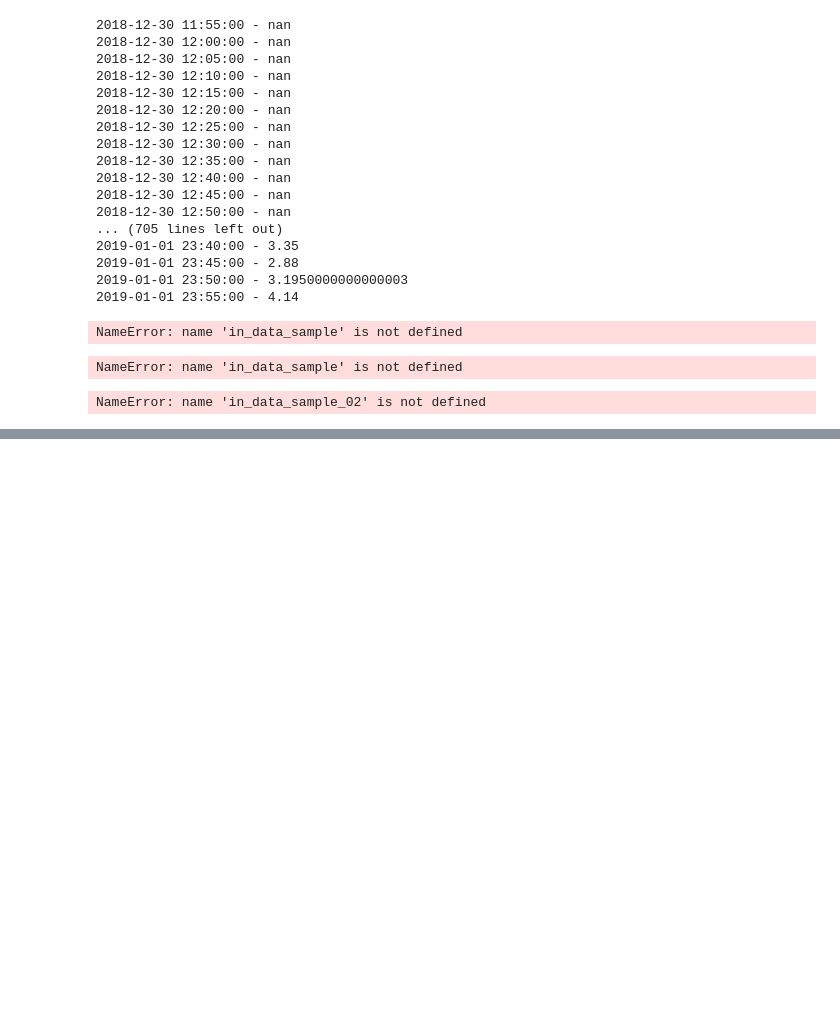
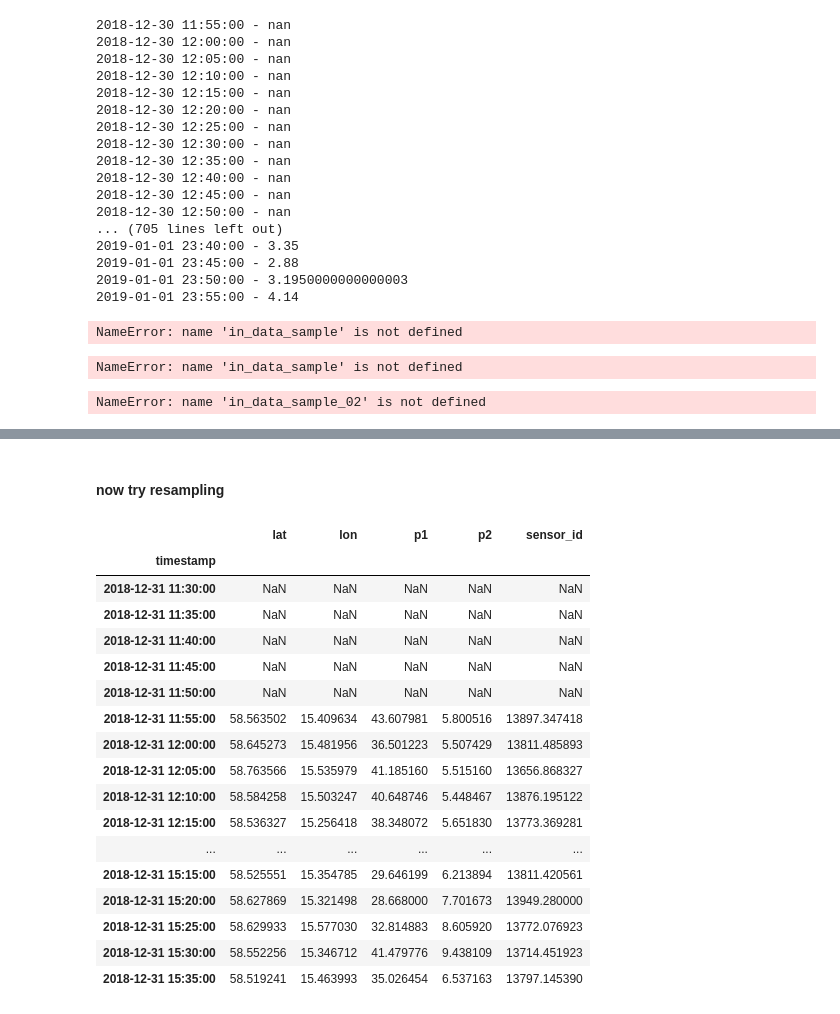
Before and after one commit to miskaknapek/dustmin_to_csv__various_code, a Jupyter notebook: luftdaten_dust_min_to_tabular_data__SCRATCHPAD_02-Copy1.ipynb, the cells around one changed output, grey strips where cells are left out. Drawn from its saved outputs; the diff is of its cells as text; code cells hidden in the pictures; blank space fills up the shorter version.

```diff
--- a/luftdaten_dust_min_to_tabular_data__SCRATCHPAD_02-Copy1.ipynb
+++ b/luftdaten_dust_min_to_tabular_data__SCRATCHPAD_02-Copy1.ipynb
@@ -461,0 +534,6 @@ NameError: name 'in_data_sample_02' is not defined
+# %%
+in_data['timestamp'] = in_data.index
+# %%
+in_data.index  = pd.to_datetime( in_data.index )
+# %%
+in_data = in_data.sort_index()
@@ -461,0 +550,25 @@ NameError: name 'in_data_sample_02' is not defined
+# %% [markdown]
+#### now try resampling
+# %%
+in_data__resampled = in_data.resample("5Min").mean()
+# %%
+in_data__resampled[:50]
+# %% [output]
+|  | lat | lon | p1 | p2 | sensor_id |
+| timestamp |  |  |  |  |  |
+| 2018-12-31 11:30:00 | NaN | NaN | NaN | NaN | NaN |
+| 2018-12-31 11:35:00 | NaN | NaN | NaN | NaN | NaN |
+| 2018-12-31 11:40:00 | NaN | NaN | NaN | NaN | NaN |
+| 2018-12-31 11:45:00 | NaN | NaN | NaN | NaN | NaN |
+| 2018-12-31 11:50:00 | NaN | NaN | NaN | NaN | NaN |
+| 2018-12-31 11:55:00 | 58.563502 | 15.409634 | 43.607981 | 5.800516 | 13897.347418 |
+| 2018-12-31 12:00:00 | 58.645273 | 15.481956 | 36.501223 | 5.507429 | 13811.485893 |
+| 2018-12-31 12:05:00 | 58.763566 | 15.535979 | 41.185160 | 5.515160 | 13656.868327 |
+| 2018-12-31 12:10:00 | 58.584258 | 15.503247 | 40.648746 | 5.448467 | 13876.195122 |
+| 2018-12-31 12:15:00 | 58.536327 | 15.256418 | 38.348072 | 5.651830 | 13773.369281 |
+| ... | ... | ... | ... | ... | ... |
+| 2018-12-31 15:15:00 | 58.525551 | 15.354785 | 29.646199 | 6.213894 | 13811.420561 |
+| 2018-12-31 15:20:00 | 58.627869 | 15.321498 | 28.668000 | 7.701673 | 13949.280000 |
+| 2018-12-31 15:25:00 | 58.629933 | 15.577030 | 32.814883 | 8.605920 | 13772.076923 |
+| 2018-12-31 15:30:00 | 58.552256 | 15.346712 | 41.479776 | 9.438109 | 13714.451923 |
+| 2018-12-31 15:35:00 | 58.519241 | 15.463993 | 35.026454 | 6.537163 | 13797.145390 |
```
Also changed, not shown: parts of 18 cells of this notebook, 2 other files.
